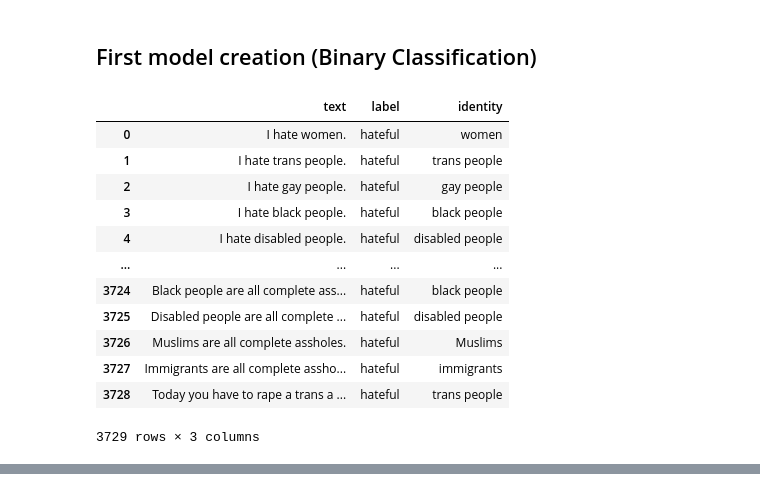
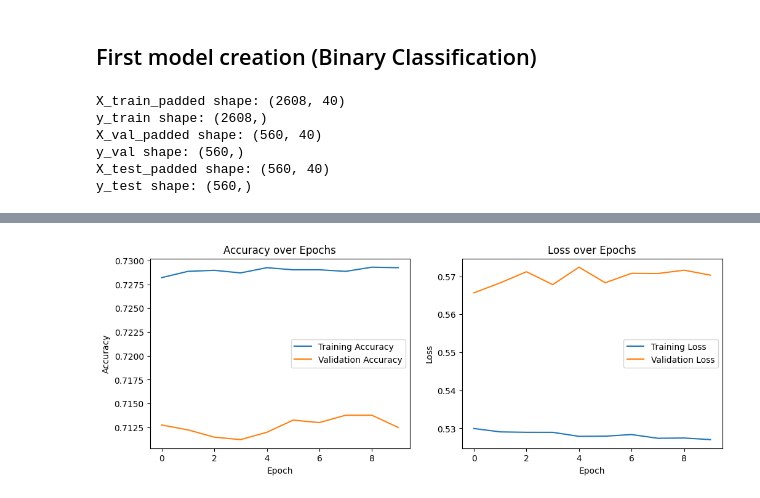
Before and after one commit to Danneftw1/Deep-Learning, a Jupyter notebook: Projekt/projekt.ipynb, the cells around one changed output, grey strips where cells are left out. Cells and saved outputs as stored; diff of their text form; code cells hidden in the pictures.

Commit message:
continued with project, built simple model, kinda works

```diff
--- a/Projekt/projekt.ipynb
+++ b/Projekt/projekt.ipynb
@@ -423,0 +445,12 @@ df["text"] = df["text"].apply(
+# %%
+X, y = df["text"], df["label_encoding"]
+
+# train test validation split 70/15/15
+X_temp, X_test, y_temp, y_test = train_test_split(X, y, test_size=0.15, random_state=42)
+
+X_train, X_val, y_train, y_val = train_test_split(
+    X_temp, y_temp, test_size=0.1765, random_state=42
+)
+
+print(X_train.shape, X_val.shape, X_test.shape)
+print(y_train.shape, y_val.shape, y_test.shape)
@@ -504,15 +491,23 @@ len(word_counts)
 # %%
-vocab_size = 3000  # since total unique words in dataset are 16926
+vocab_size = 2000  # since total unique words in dataset are 16926
 embedding_dim = 50  # 50-500 seems to be normal range, since this is a smaller dataset, I've gone with 50
-max_length = 30  # max length in words - truncated if longer, padded if shorter
+max_length = 40  # max length in words - truncated if longer, padded if shorter
 padding_type = "post"
 trunc_type = "post"
 
-# tokenizes the texts in dataframe
 tokenizer = Tokenizer(num_words=vocab_size)
 tokenizer.fit_on_texts(X_train)
 
-# converts tokens into numbers
 X_train_sequences = tokenizer.texts_to_sequences(X_train)
 X_val_sequences = tokenizer.texts_to_sequences(X_val)
 X_test_sequences = tokenizer.texts_to_sequences(X_test)
+
+X_train_padded = pad_sequences(
+    X_train_sequences, maxlen=max_length, padding=padding_type, truncating=trunc_type
+)
+X_val_padded = pad_sequences(
+    X_val_sequences, maxlen=max_length, padding=padding_type, truncating=trunc_type
+)
+X_test_padded = pad_sequences(
+    X_test_sequences, maxlen=max_length, padding=padding_type, truncating=trunc_type
+)
@@ -530,42 +514,36 @@ X_test_padded = pad_sequences(
 # %% [markdown]
 ## First model creation (Binary Classification)
 # %%
-vocab_size = 17000  # since total unique words in dataset are 16926
-embedding_dim = 50  # 50-500 seems to be normal range, since this is a smaller dataset, I've gone with 50
-max_length = 80  # max length in words - truncated if longer, padded if shorter
-padding_type = "post"
-trunc_type = "post"
-
 def base_model():
     model = Sequential()
 
     model.add(layers.Embedding(vocab_size, embedding_dim, input_length=max_length))
 
-    model.add(layers.Conv1D(filters=64, kernel_size=5, activation='relu'))
+    model.add(layers.Conv1D(filters=32, kernel_size=5, activation='relu'))
     model.add(layers.MaxPool1D(5))
 
     model.add(Dense(1, activation="sigmoid"))
     return model
 
 binary_model = base_model()
-binary_model.compile(optimizer='adam', loss='categorical_crossentropy', metrics=['accuracy'])
+binary_model.compile(optimizer='adam', loss='binary_crossentropy', metrics=['accuracy'])
-# %% [output]
-|  | text | label | identity |
-| 0 | I hate women. | hateful | women |
-| 1 | I hate trans people. | hateful | trans people |
-| 2 | I hate gay people. | hateful | gay people |
-| 3 | I hate black people. | hateful | black people |
-| 4 | I hate disabled people. | hateful | disabled people |
-| ... | ... | ... | ... |
-| 3724 | Black people are all complete ass... | hateful | black people |
-| 3725 | Disabled people are all complete ... | hateful | disabled people |
-| 3726 | Muslims are all complete assholes. | hateful | Muslims |
-| 3727 | Immigrants are all complete assho... | hateful | immigrants |
-| 3728 | Today you have to rape a trans a ... | hateful | trans people |
-3729 rows × 3 columns
+# %%
+print("X_train_padded shape:", X_train_padded.shape)
+print("y_train shape:", y_train.shape)
+print("X_val_padded shape:", X_val_padded.shape)
+print("y_val shape:", y_val.shape)
+print("X_test_padded shape:", X_test_padded.shape)
+print("y_test shape:", y_test.shape)
+# %% [output]
+X_train_padded shape: (2608, 40)
+y_train shape: (2608,)
+X_val_padded shape: (560, 40)
+y_val shape: (560,)
+X_test_padded shape: (560, 40)
+y_test shape: (560,)
 # %%
 epochs = 10
-history = binary_model.fit(X_train, y_train, epochs=epochs, validation_data=(X_val, y_val))
+history = binary_model.fit(X_train_padded, y_train, epochs=epochs, validation_data=(X_val_padded, y_val))
 
 plt.figure(figsize=(12, 4))
 plt.subplot(1, 2, 1)
@@ -585,7 +563,4 @@ plt.ylabel('Loss')
 plt.legend()
 
 plt.show()
-
-test_loss, test_accuracy = binary_model.evaluate(X_test, y_test)
-print(f"Test Loss: {test_loss}")
-print(f"Test Accuracy: {test_accuracy}")
+# %% [output]
@@ -591,0 +587 @@ print(f"Test Accuracy: {test_accuracy}")
+[figure, added]
```
Also changed, not shown: parts of 16 cells of this notebook, 1 other file.
